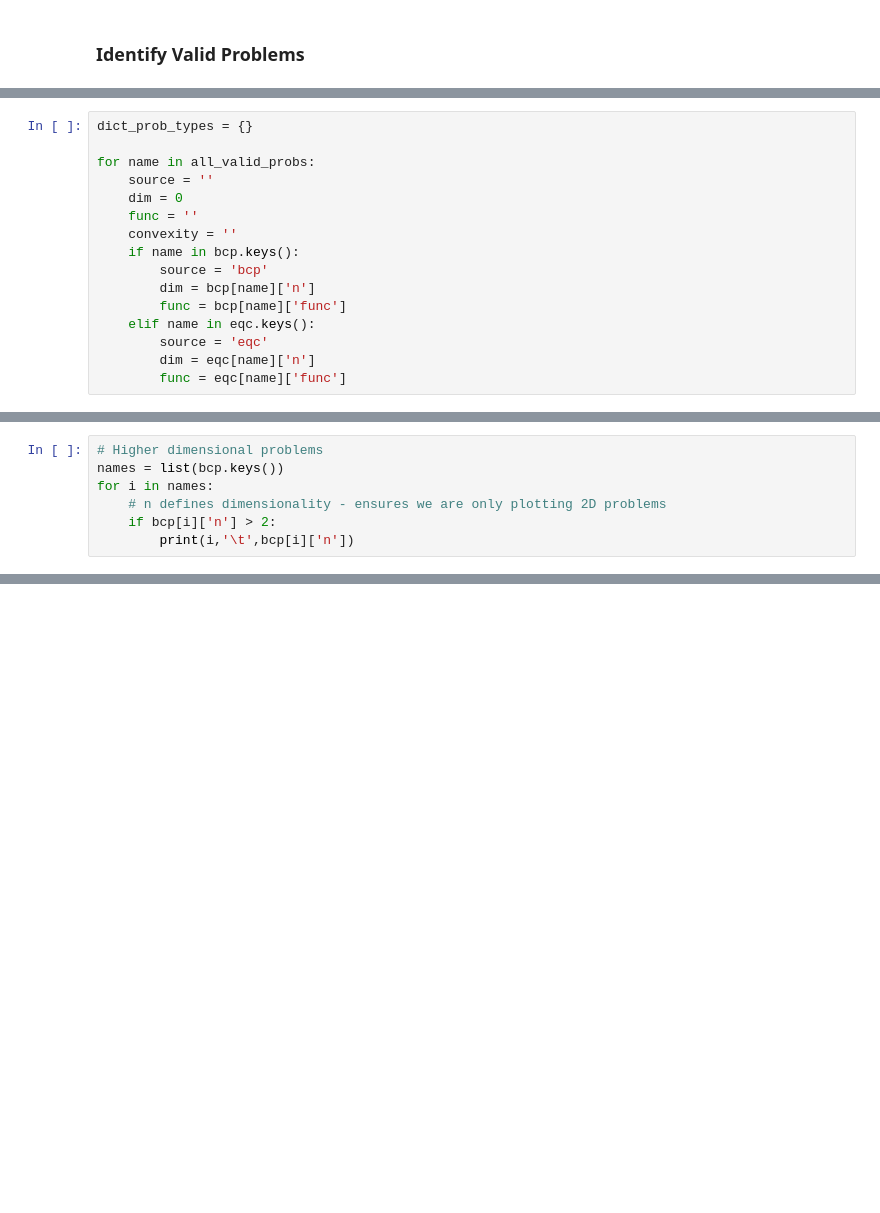
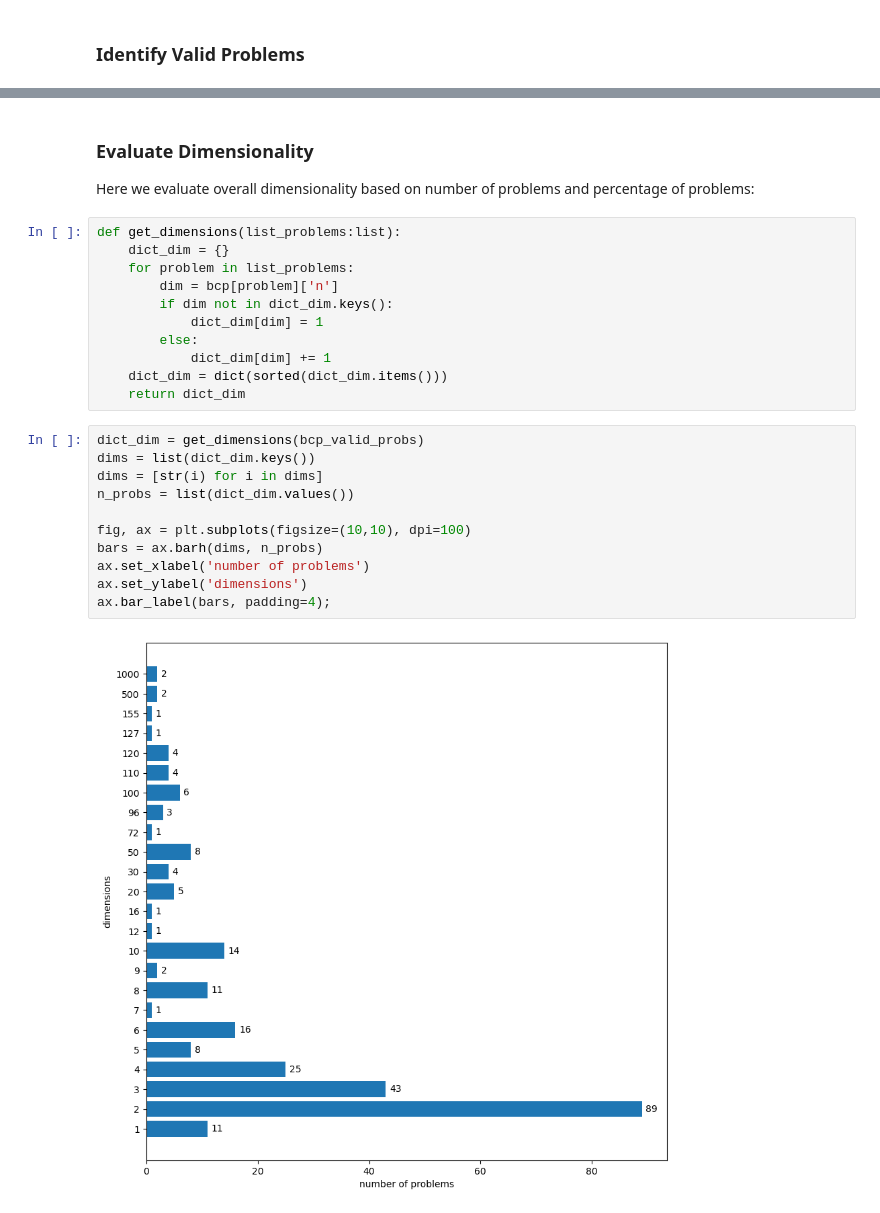
Before and after one commit to ltimmerman3/ProcSys_Project, a Jupyter notebook: optimization_benchmark/group_src/sample-valid-problems.ipynb, the cells around one changed output, grey strips where cells are left out. Drawn from its saved outputs; the diff is of its cells as text; blank space fills up the shorter version.

```diff
--- a/optimization_benchmark/group_src/sample-valid-problems.ipynb
+++ b/optimization_benchmark/group_src/sample-valid-problems.ipynb
@@ -297,16 +153,0 @@ def get_convexity(func, dim):
-# %%
-dict_prob_types = {}
-
-for name in all_valid_probs:
-    source = ''
-    dim = 0
-    func = ''
-    convexity = ''
-    if name in bcp.keys():
-        source = 'bcp'
-        dim = bcp[name]['n']
-        func = bcp[name]['func']
-    elif name in eqc.keys():
-        source = 'eqc'
-        dim = eqc[name]['n']
-        func = eqc[name]['func']
@@ -551,7 +153,0 @@ generate_final_plots(['HillClimbingOptimizer','RandomSearchOptimizer'])
-# %%
-# Higher dimensional problems
-names = list(bcp.keys())
-for i in names:
-    # n defines dimensionality - ensures we are only plotting 2D problems
-    if bcp[i]['n'] > 2:
-        print(i,'\t',bcp[i]['n'])
@@ -636,0 +216,28 @@ opt.search(parent_fxn, n_iter=10000)
+# %% [markdown]
+### Evaluate Dimensionality
+
+Here we evaluate overall dimensionality based on number of problems and percentage of problems:
+# %%
+def get_dimensions(list_problems:list):
+    dict_dim = {}
+    for problem in list_problems:
+        dim = bcp[problem]['n']
+        if dim not in dict_dim.keys():
+            dict_dim[dim] = 1
+        else:
+            dict_dim[dim] += 1
+    dict_dim = dict(sorted(dict_dim.items()))
+    return dict_dim
+# %%
+dict_dim = get_dimensions(bcp_valid_probs)
+dims = list(dict_dim.keys())
+dims = [str(i) for i in dims]
+n_probs = list(dict_dim.values())
+
+fig, ax = plt.subplots(figsize=(10,10), dpi=100)
+bars = ax.barh(dims, n_probs)
+ax.set_xlabel('number of problems')
+ax.set_ylabel('dimensions')
+ax.bar_label(bars, padding=4);
+# %% [output]
+[figure, added]
```
Also changed, not shown: parts of 36 cells of this notebook.
